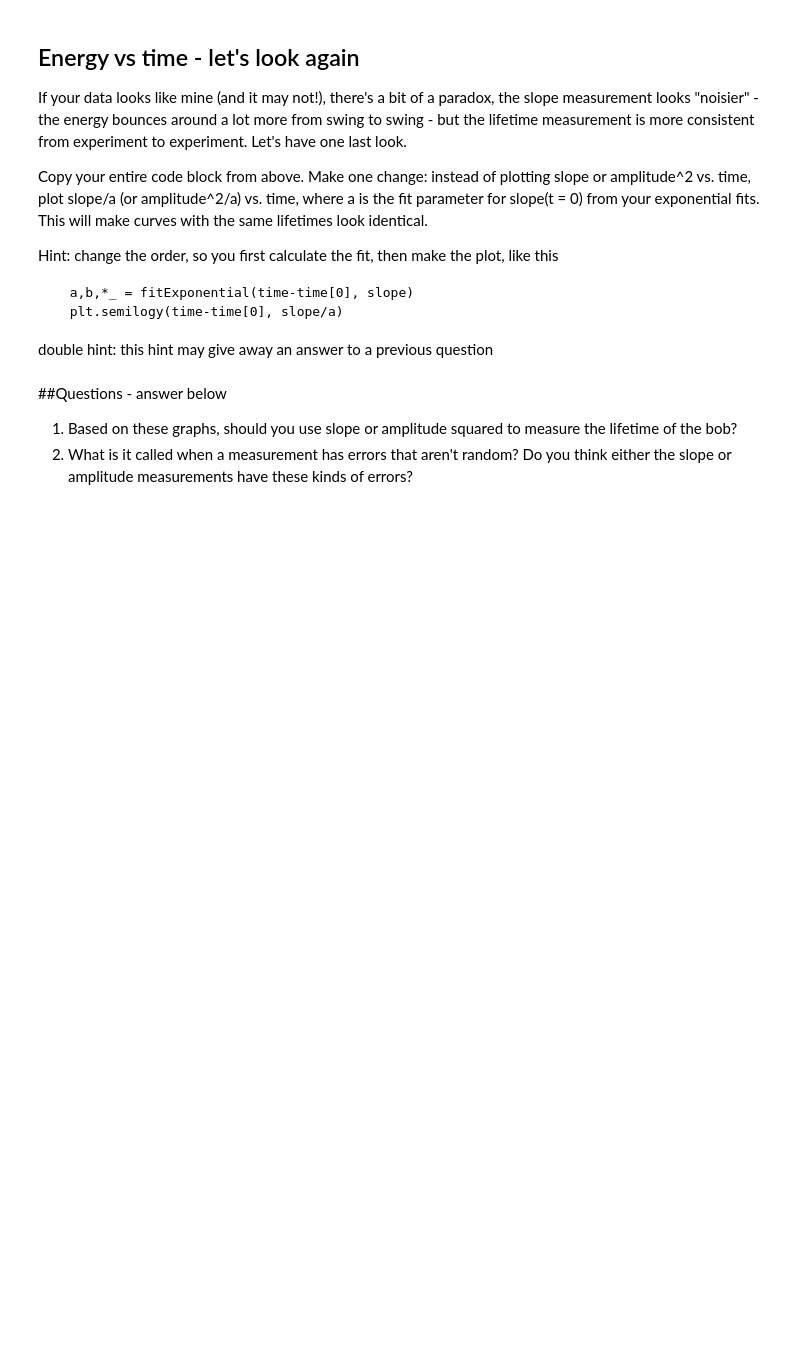
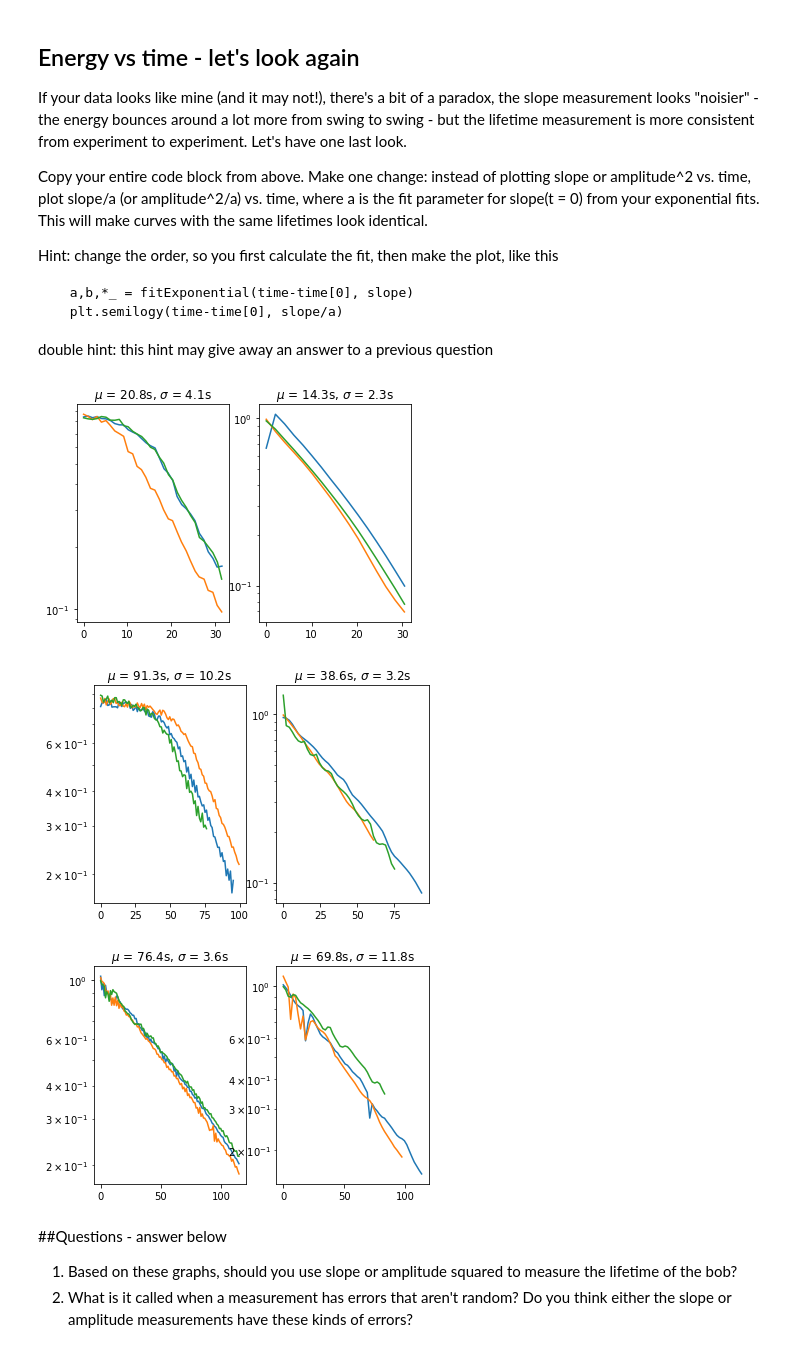
Before and after one commit to NYUExperimentalPhysics1-2021/labanalysis2-k1arac, a Jupyter notebook: Copy_of_LabAnalysis2.ipynb, the cells around one changed output. Drawn from its saved outputs; the diff is of its cells as text; code cells hidden in the pictures; blank space fills up the shorter version.

```diff
--- a/Copy_of_LabAnalysis2.ipynb
+++ b/Copy_of_LabAnalysis2.ipynb
@@ -265,26 +265,40 @@ Hint: change the order, so you first calculate the fit, then make the plot, like
 
 double hint: this hint may give away an answer to a previous question
 # %%
-expt_set_dirs =  ["3 mm", "6 mm", "9 mm"] #replace with your own directory names
-lifetime = [12.6, 29, 91] #replace with the lifetimes you measured above
+expt_set_dirs =  ["Que Chombo Large Bob 3mm", "Que Chombo Large Bob 6mm", "Que Chombo Large Bob 9mm"] #replace with your own directory names
+lifetime = [21.5, 91.3, 76.9] #replace with the lifetimes you measured above
 for i in range(3):
   expt_set_dir = expt_set_dirs[i]
   slope_lifetime = []
   ampsq_lifetime = []
   plt.figure()
   plt.subplot(1, 2, 1)
   for file in largeSlope[expt_set_dir]:
     time, slope, number = loadSlopeFile(file, lifetime[i]*1.5)
     #CODE11: three lines of code that do an exponential fit, semilog plot (with slope scaled by 1/a), and add lifetime to list
+    a,b,*_ = fitExponential(time-time[0], slope)
+    plt.semilogy(time-time[0], slope/a)
+    slope_lifetime.append(-1/b)
   #CODE12: two lines of code that calculate mean and standard deviation
+  mu = np.mean(slope_lifetime)
+  sigma= np.std(slope_lifetime,ddof=1)
   plt.title (r'$\mu$ = {:.1f}s, $\sigma$ = {:.1f}s'.format(mu, sigma))
 
   plt.subplot(1, 2, 2)
   for file in largeAmplitude[expt_set_dir]:
     time, amp, number = loadAmpltidueFile(file, lifetime[i]*1.5)
     #CODE12: three lines of code that do an exponential fit, semilog plot (with amplitude squared scaled by 1/a), and add lifetime to list
+    a,b,*_= fitExponential(time-time[0], amp**2)
+    plt.semilogy(time-time[0], amp**2 / a)
+    ampsq_lifetime.append(-1/b)
   #CODE13: two lines of code that calculate mean and standard deviation
+  mu=np.mean(ampsq_lifetime)
+  sigma= np.std(ampsq_lifetime, ddof=1)
   plt.title (r'$\mu$ = {:.1f}s, $\sigma$ = {:.1f}s'.format(mu, sigma))
+# %% [output]
+[figure, added]
+[figure, added]
+[figure, added]
 # %% [markdown]
 ##Questions - answer below
 
```
